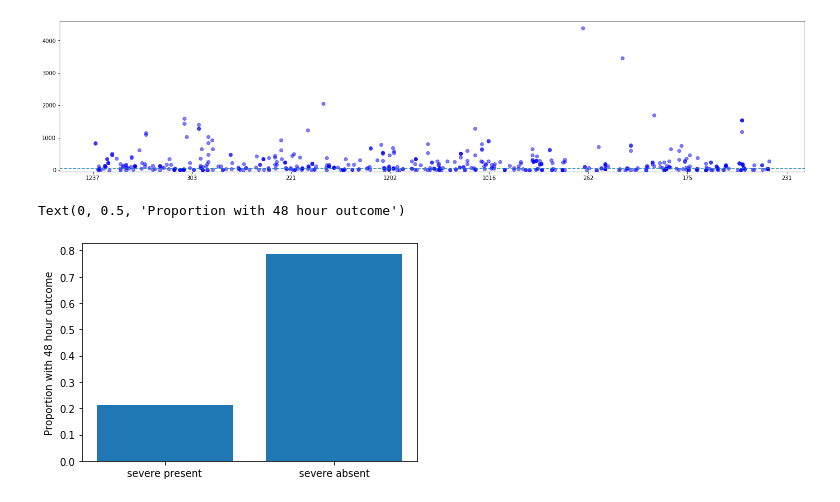
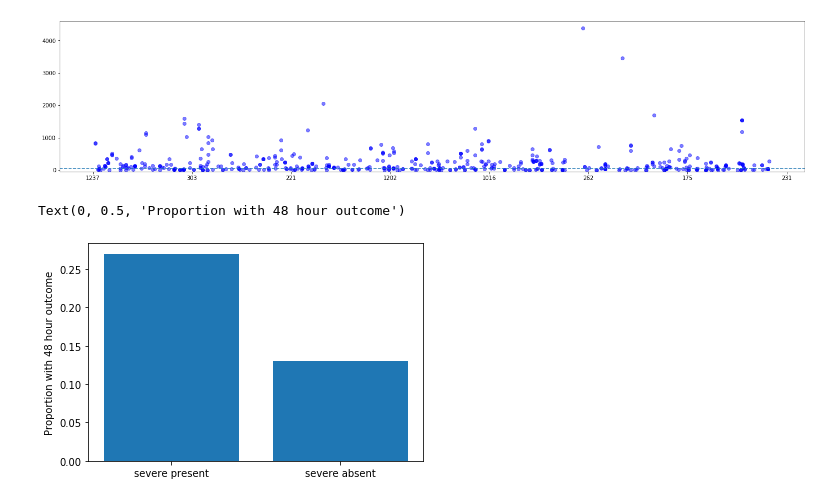
Before and after one commit to vmr160030/UHACK_data_preproc, a Jupyter notebook: DataExp_outcome.ipynb, the cells around one changed output. Drawn from its saved outputs; the diff is of its cells as text; code cells hidden in the pictures.

Commit message:
Fixed plot

```diff
--- a/DataExp_outcome.ipynb
+++ b/DataExp_outcome.ipynb
@@ -97,8 +99,8 @@ lsProportion.append(srs48hrSeverePresent[False]/srsSeverePresent[True])
 # %%
 f, ax = plt.subplots()
 ax.bar(['severe present', 'severe absent'],
-       lsProportion)
+       [34/126, 79/610])
 ax.set_ylabel('Proportion with 48 hour outcome')
 # %% [output]
 Text(0, 0.5, 'Proportion with 48 hour outcome')
-[figure, old version]
+[figure, new version]
```
Also changed, not shown: parts of 2 cells of this notebook.
